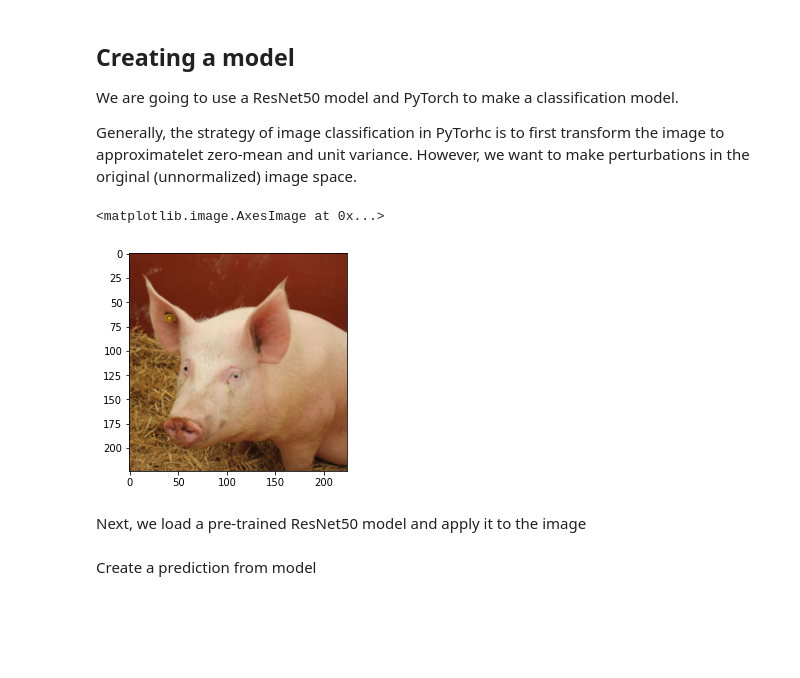
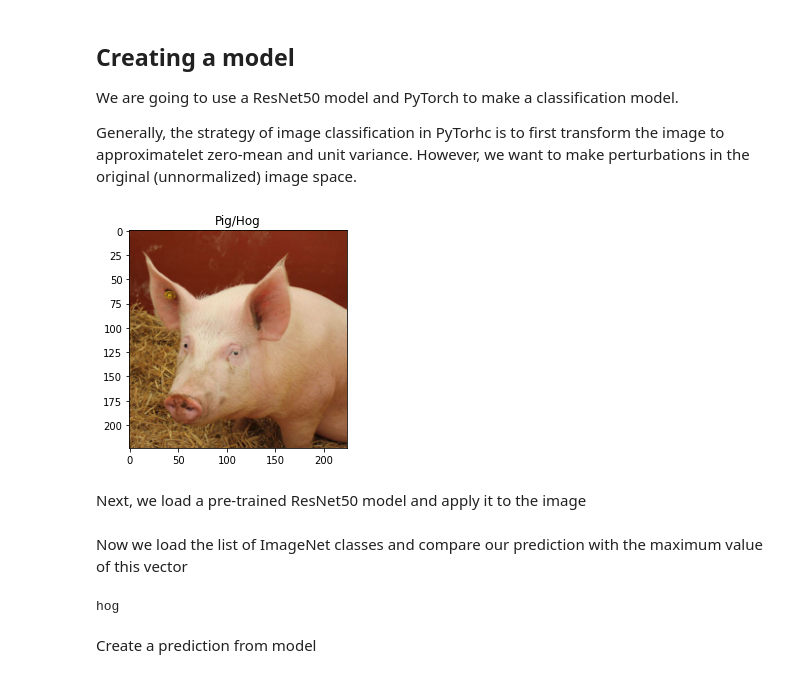
Before and after one commit to Ivanrs297/machine-learning-projects, a Jupyter notebook: ml-adversarial-robustness/Introduction_adversarial_robustness.ipynb, the cells around one changed output. Drawn from its saved outputs; the diff is of its cells as text; code cells hidden in the pictures; blank space fills up the shorter version.

```diff
--- a/ml-adversarial-robustness/Introduction_adversarial_robustness.ipynb
+++ b/ml-adversarial-robustness/Introduction_adversarial_robustness.ipynb
@@ -15,23 +15,24 @@ Generally, the strategy of image classification in PyTorhc is to first transform
 # %%
 from PIL import Image
 from torchvision import transforms
 import matplotlib.pyplot as plt
 
 # read the image, resize to 224 and convert to PyTorch Tensor
-pig_img = Image.open("data/pig.jpg")
+pig_img = Image.open("ml-adversarial-robustness/data/pig.jpg")
 
 preprocess = transforms.Compose([
    transforms.Resize(224),
    transforms.ToTensor(),
 ])
 
 pig_tensor = preprocess(pig_img)[None,:,:,:]
 
 # plot image (note that numpy using HWC whereas Pytorch user CHW, so we need to convert)
 plt.imshow(pig_tensor[0].numpy().transpose(1,2,0))
+plt.title("Pig/Hog")
+plt.show()
 # %% [output]
-<matplotlib.image.AxesImage at 0x...>
-[figure, old version]
+[figure, new version]
 # %% [markdown]
 Next, we load a pre-trained ResNet50 model and apply it to the image
 # %%
@@ -55,6 +56,16 @@ norm = Normalize(mean=[0.485, 0.456, 0.406], std=[0.229, 0.224, 0.225])
 # load pre-trained ResNet50, and put into evaluation mode (necessary to e.g. turn off batchnorm)
 model = resnet50(pretrained=True)
 model.eval();
+# %% [markdown]
+Now we load the list of ImageNet classes and compare our prediction with the maximum value of this vector
+# %%
+import json
+with open("ml-adversarial-robustness/data/imagenet_class_index.json") as f:
+    imagenet_classes = {int(i):x[1] for i,x in json.load(f).items()}
+
+print(imagenet_classes[pred.max(dim=1)[1].item()])
+# %% [output]
+hog
 # %% [markdown]
 Create a prediction from model
 # %%
```
Also changed, not shown: parts of 24 cells of this notebook, 15 other files.
